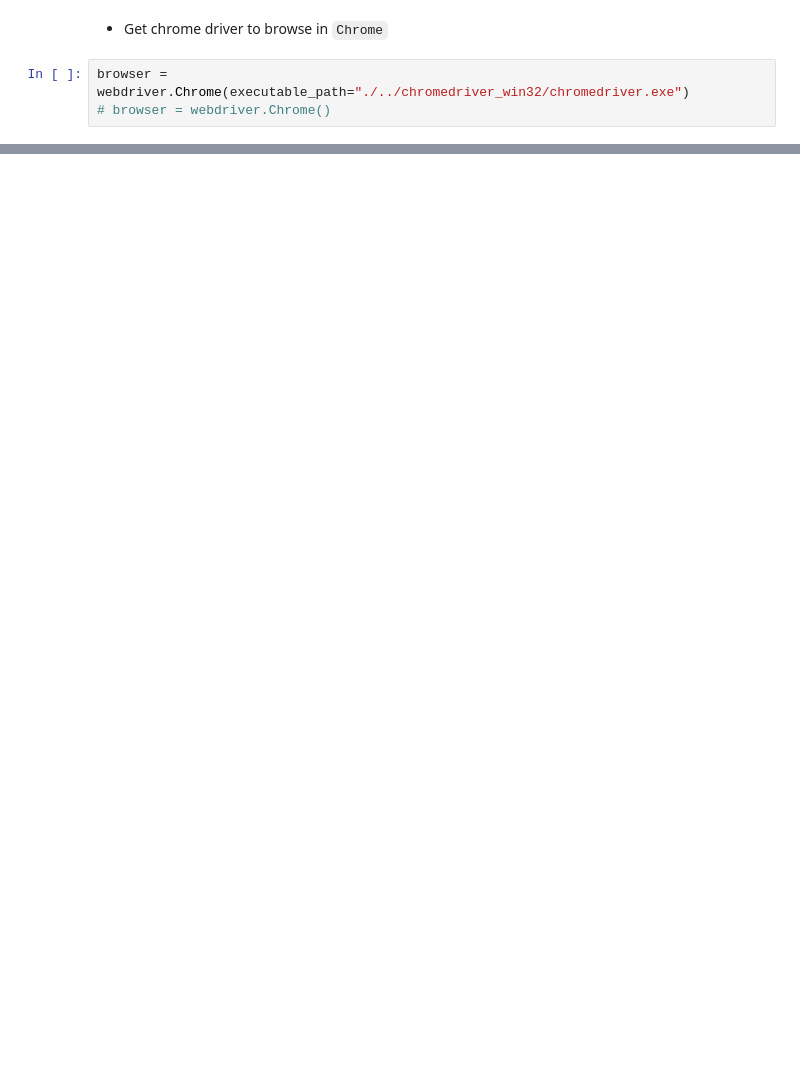
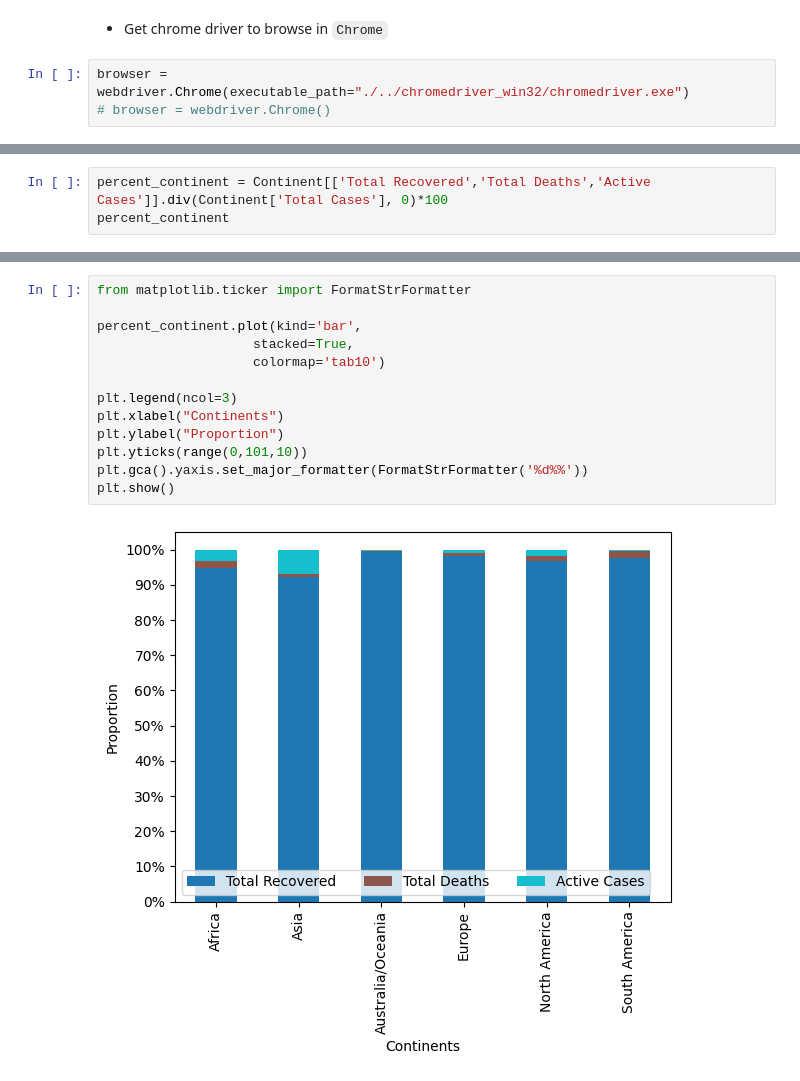
Before and after one commit to TQ-Ba0/Data-Vis, a Jupyter notebook: lab1/Data Collection.ipynb, the cells around one changed output, grey strips where cells are left out. Saved outputs shown, nothing was run; the diff lists cells and outputs as text; blank space fills up the shorter version.

```diff
--- a/lab1/Data Collection.ipynb
+++ b/lab1/Data Collection.ipynb
@@ -120,0 +166,3 @@ df
+# %%
+percent_continent = Continent[['Total Recovered','Total Deaths','Active Cases']].div(Continent['Total Cases'], 0)*100
+percent_continent
@@ -120,0 +178,15 @@ df
+# %%
+from matplotlib.ticker import FormatStrFormatter
+
+percent_continent.plot(kind='bar',
+                    stacked=True,
+                    colormap='tab10')
+
+plt.legend(ncol=3)
+plt.xlabel("Continents")
+plt.ylabel("Proportion")
+plt.yticks(range(0,101,10))
+plt.gca().yaxis.set_major_formatter(FormatStrFormatter('%d%%'))
+plt.show()
+# %% [output]
+[figure, added]
```
Also changed, not shown: parts of 30 cells of this notebook, 2 other files.
